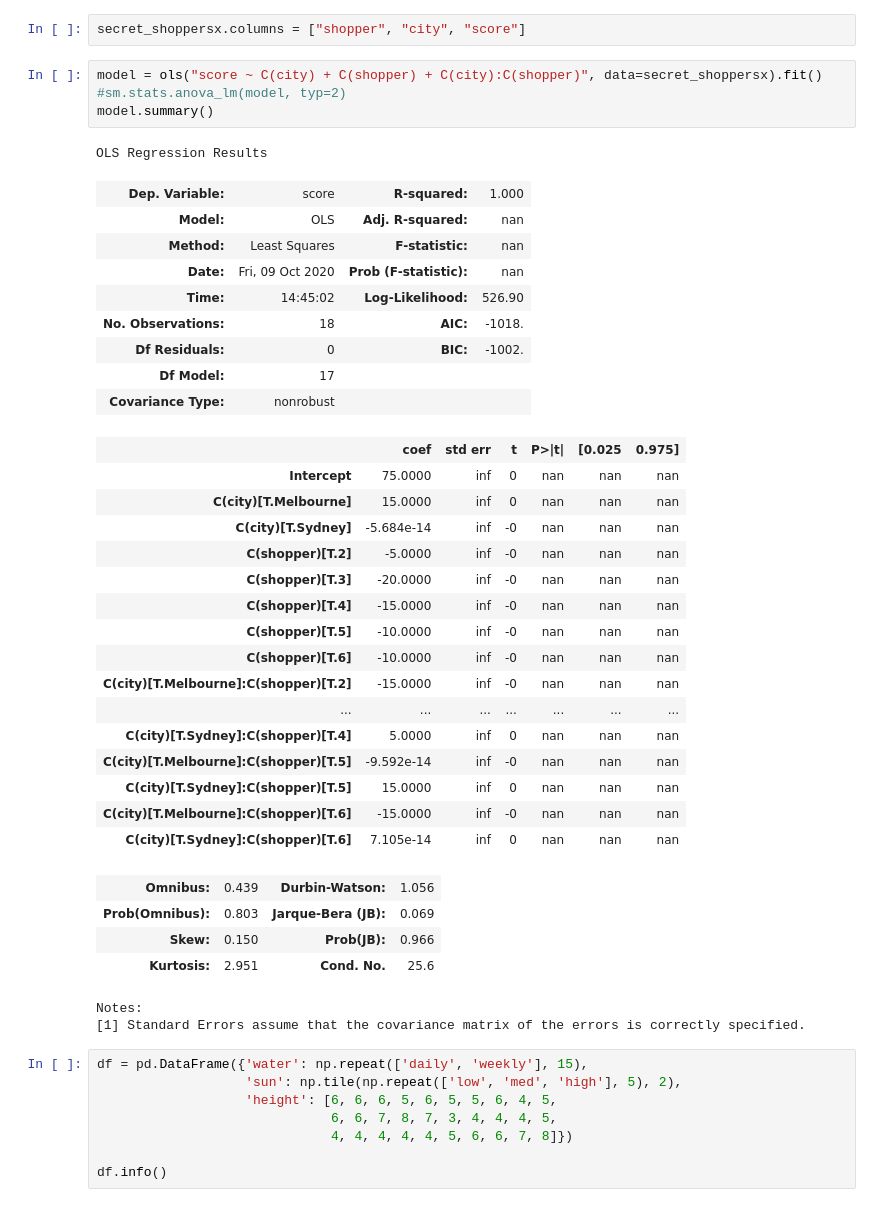
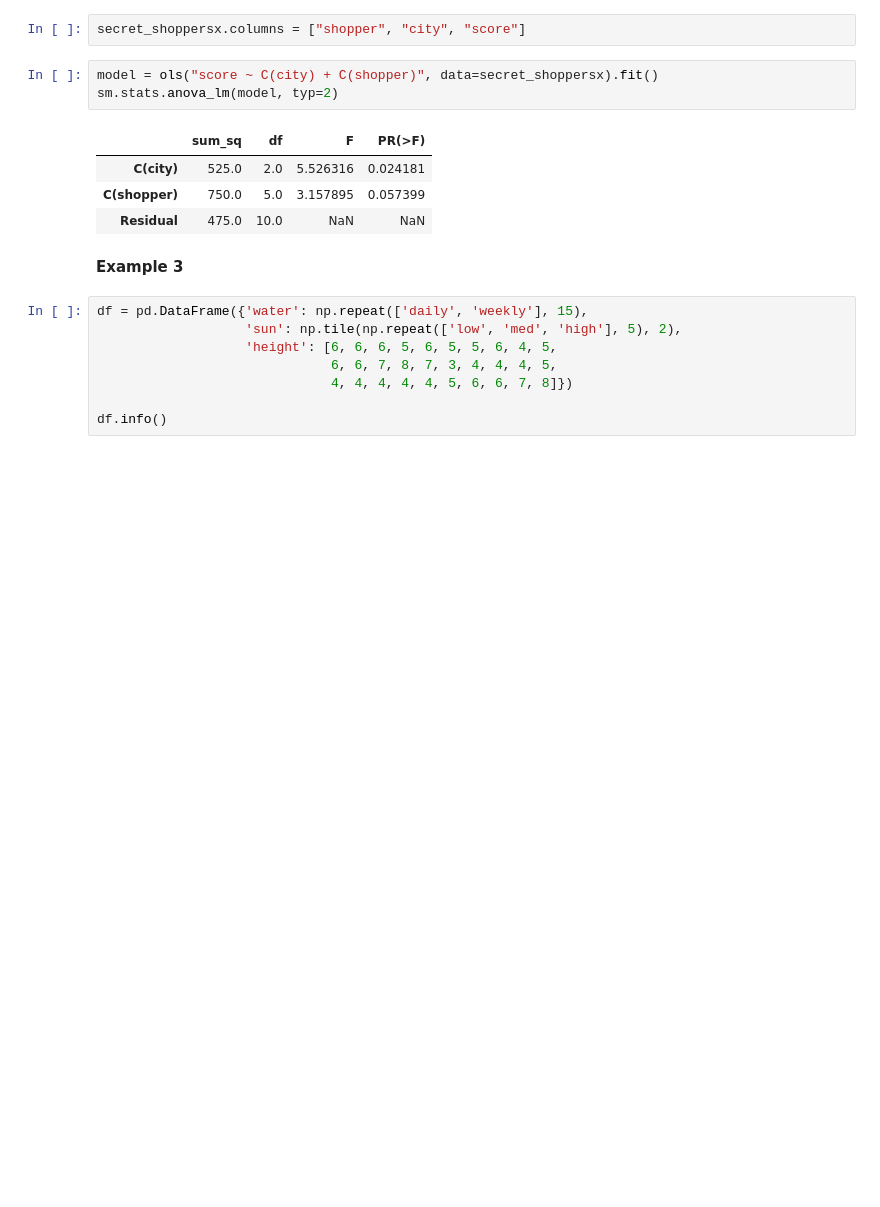
Before and after one commit to schumannc/statistical-analysis, a Jupyter notebook: Statistical Inferences.ipynb, the cells around one changed output. Cells and saved outputs as stored; diff of their text form; blank space fills up the shorter version.

Commit message:
fix anova session

```diff
--- a/Statistical Inferences.ipynb
+++ b/Statistical Inferences.ipynb
@@ -897,42 +897,15 @@ memory usage: 560.0+ bytes
 # %%
 secret_shoppersx.columns = ["shopper", "city", "score"]
 # %%
-model = ols("score ~ C(city) + C(shopper) + C(city):C(shopper)", data=secret_shoppersx).fit()
-#sm.stats.anova_lm(model, typ=2)
-model.summary()
+model = ols("score ~ C(city) + C(shopper)", data=secret_shoppersx).fit()
+sm.stats.anova_lm(model, typ=2)
 # %% [output]
-OLS Regression Results
-| Dep. Variable: | score | R-squared: | 1.000 |
-| Model: | OLS | Adj. R-squared: | nan |
-| Method: | Least Squares | F-statistic: | nan |
-| Date: | Fri, 09 Oct 2020 | Prob (F-statistic): | nan |
-| Time: | 14:45:02 | Log-Likelihood: | 526.90 |
-| No. Observations: | 18 | AIC: | -1018. |
-| Df Residuals: | 0 | BIC: | -1002. |
-| Df Model: | 17 |  |  |
-| Covariance Type: | nonrobust |  |  |
+|  | sum_sq | df | F | PR(>F) |
+| C(city) | 525.0 | 2.0 | 5.526316 | 0.024181 |
+| C(shopper) | 750.0 | 5.0 | 3.157895 | 0.057399 |
+| Residual | 475.0 | 10.0 | NaN | NaN |
-|  | coef | std err | t | P>|t| | [0.025 | 0.975] |
-| Intercept | 75.0000 | inf | 0 | nan | nan | nan |
-| C(city)[T.Melbourne] | 15.0000 | inf | 0 | nan | nan | nan |
-| C(city)[T.Sydney] | -5.684e-14 | inf | -0 | nan | nan | nan |
-| C(shopper)[T.2] | -5.0000 | inf | -0 | nan | nan | nan |
-| C(shopper)[T.3] | -20.0000 | inf | -0 | nan | nan | nan |
-| C(shopper)[T.4] | -15.0000 | inf | -0 | nan | nan | nan |
-| C(shopper)[T.5] | -10.0000 | inf | -0 | nan | nan | nan |
-| C(shopper)[T.6] | -10.0000 | inf | -0 | nan | nan | nan |
-| C(city)[T.Melbourne]:C(shopper)[T.2] | -15.0000 | inf | -0 | nan | nan | nan |
-| ... | ... | ... | ... | ... | ... | ... |
-| C(city)[T.Sydney]:C(shopper)[T.4] | 5.0000 | inf | 0 | nan | nan | nan |
-| C(city)[T.Melbourne]:C(shopper)[T.5] | -9.592e-14 | inf | -0 | nan | nan | nan |
-| C(city)[T.Sydney]:C(shopper)[T.5] | 15.0000 | inf | 0 | nan | nan | nan |
-| C(city)[T.Melbourne]:C(shopper)[T.6] | -15.0000 | inf | -0 | nan | nan | nan |
-| C(city)[T.Sydney]:C(shopper)[T.6] | 7.105e-14 | inf | 0 | nan | nan | nan |
-| Omnibus: | 0.439 | Durbin-Watson: | 1.056 |
-| Prob(Omnibus): | 0.803 | Jarque-Bera (JB): | 0.069 |
-| Skew: | 0.150 | Prob(JB): | 0.966 |
-| Kurtosis: | 2.951 | Cond. No. | 25.6 |
-Notes:
-[1] Standard Errors assume that the covariance matrix of the errors is correctly specified.
+# %% [markdown]
+**Example 3**
 # %%
 df = pd.DataFrame({'water': np.repeat(['daily', 'weekly'], 15),
                    'sun': np.tile(np.repeat(['low', 'med', 'high'], 5), 2),
```
Also changed, not shown: parts of 1 cell of this notebook.
